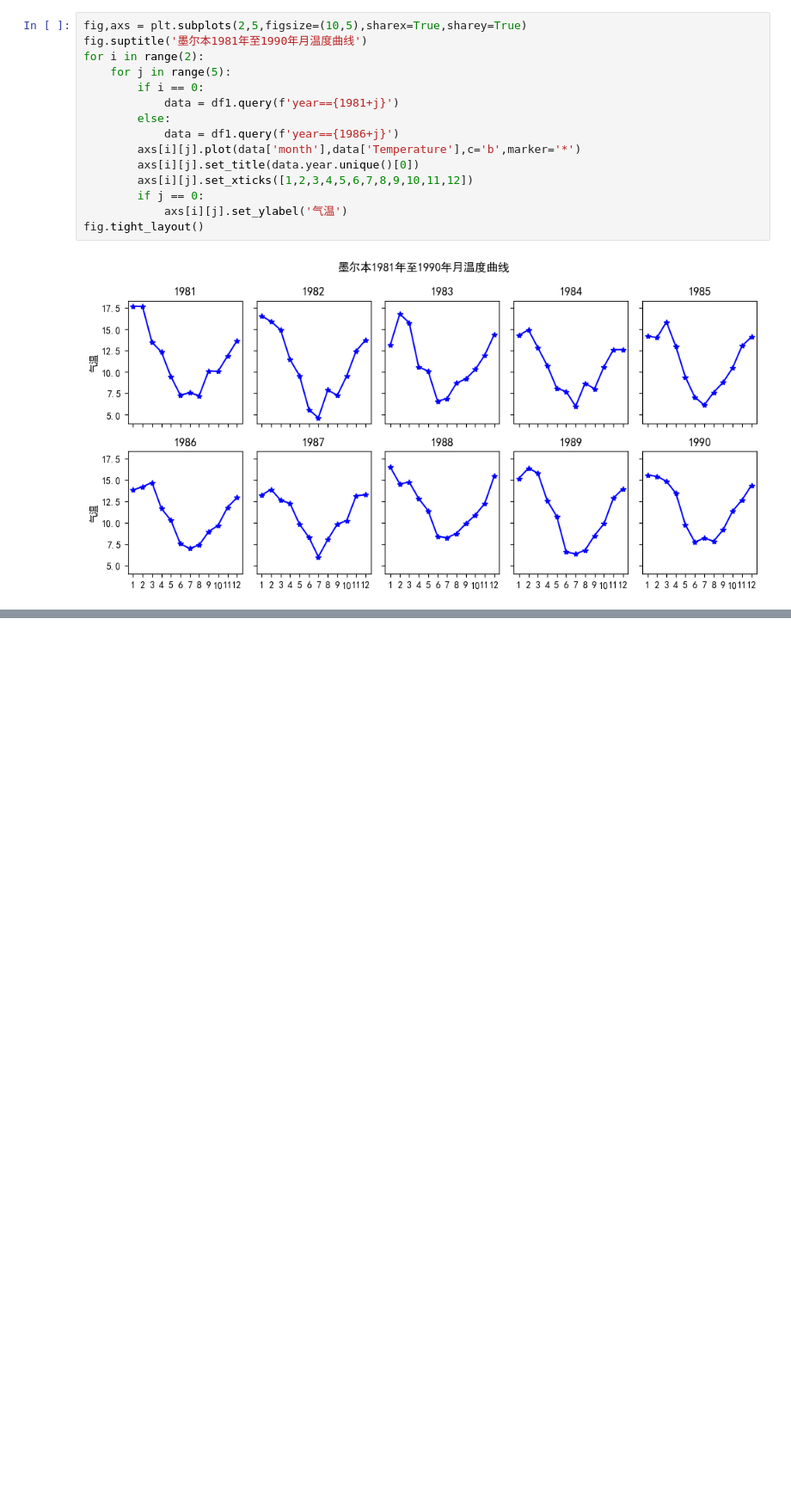
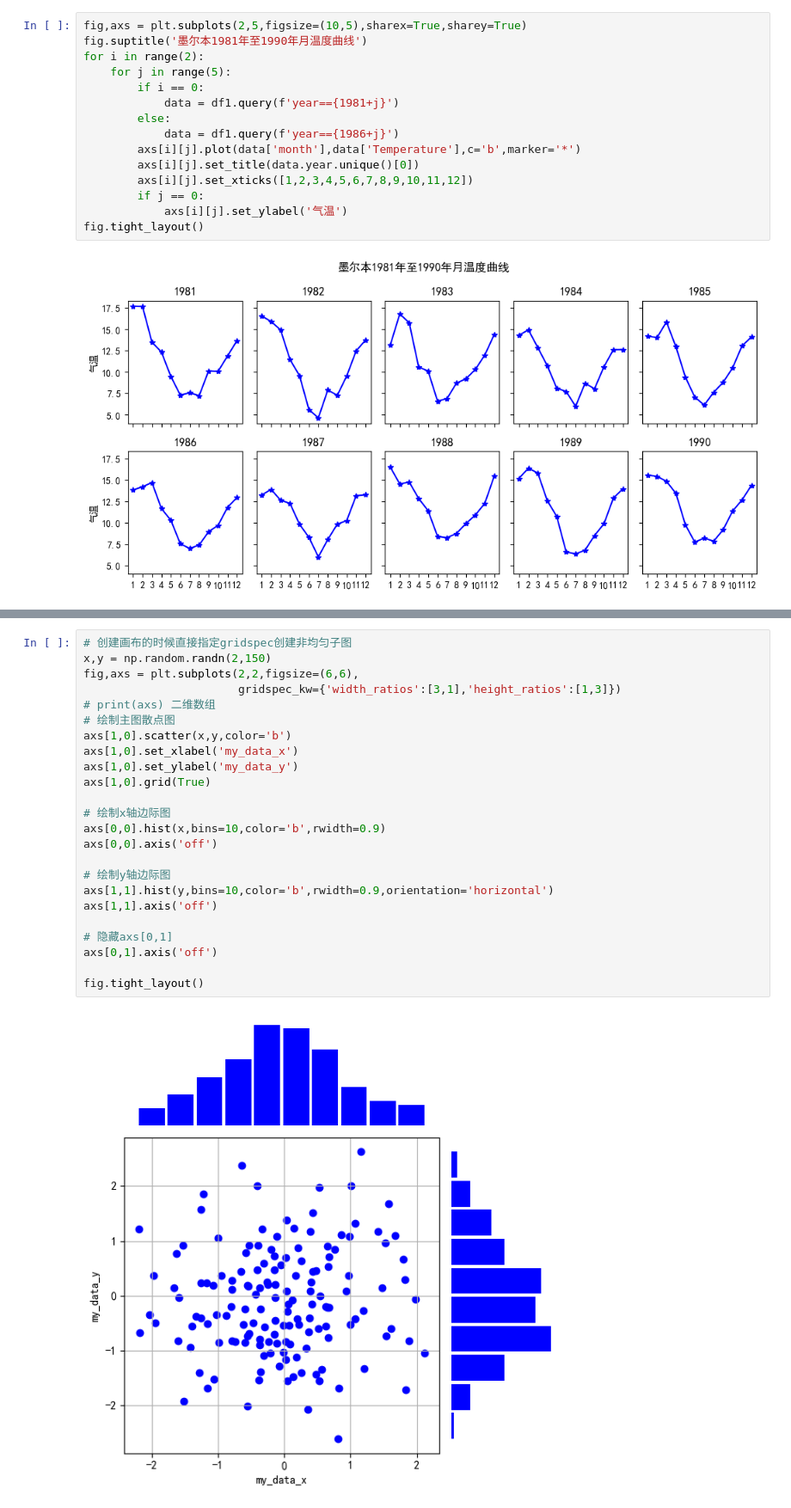
Before and after one commit to GGuo888/fantastic-matplotlib, a Jupyter notebook: practice/day03.ipynb, the cells around one changed output, grey strips where cells are left out. Shown at 86% size. Drawn from its saved outputs; the diff is of its cells as text; blank space fills up the shorter version.

```diff
--- a/practice/day03.ipynb
+++ b/practice/day03.ipynb
@@ -211,0 +260,26 @@ fig.tight_layout()
+# %%
+# 创建画布的时候直接指定gridspec创建非均匀子图
+x,y = np.random.randn(2,150)
+fig,axs = plt.subplots(2,2,figsize=(6,6),
+                       gridspec_kw={'width_ratios':[3,1],'height_ratios':[1,3]})
+# print(axs) 二维数组
+# 绘制主图散点图
+axs[1,0].scatter(x,y,color='b')
+axs[1,0].set_xlabel('my_data_x')
+axs[1,0].set_ylabel('my_data_y')
+axs[1,0].grid(True)
+
+# 绘制x轴边际图
+axs[0,0].hist(x,bins=10,color='b',rwidth=0.9)
+axs[0,0].axis('off')
+
+# 绘制y轴边际图
+axs[1,1].hist(y,bins=10,color='b',rwidth=0.9,orientation='horizontal')
+axs[1,1].axis('off')
+
+# 隐藏axs[0,1]
+axs[0,1].axis('off')
+
+fig.tight_layout()
+# %% [output]
+[figure, added]
```
Also changed, not shown: parts of 4 cells of this notebook, 1 other file.
